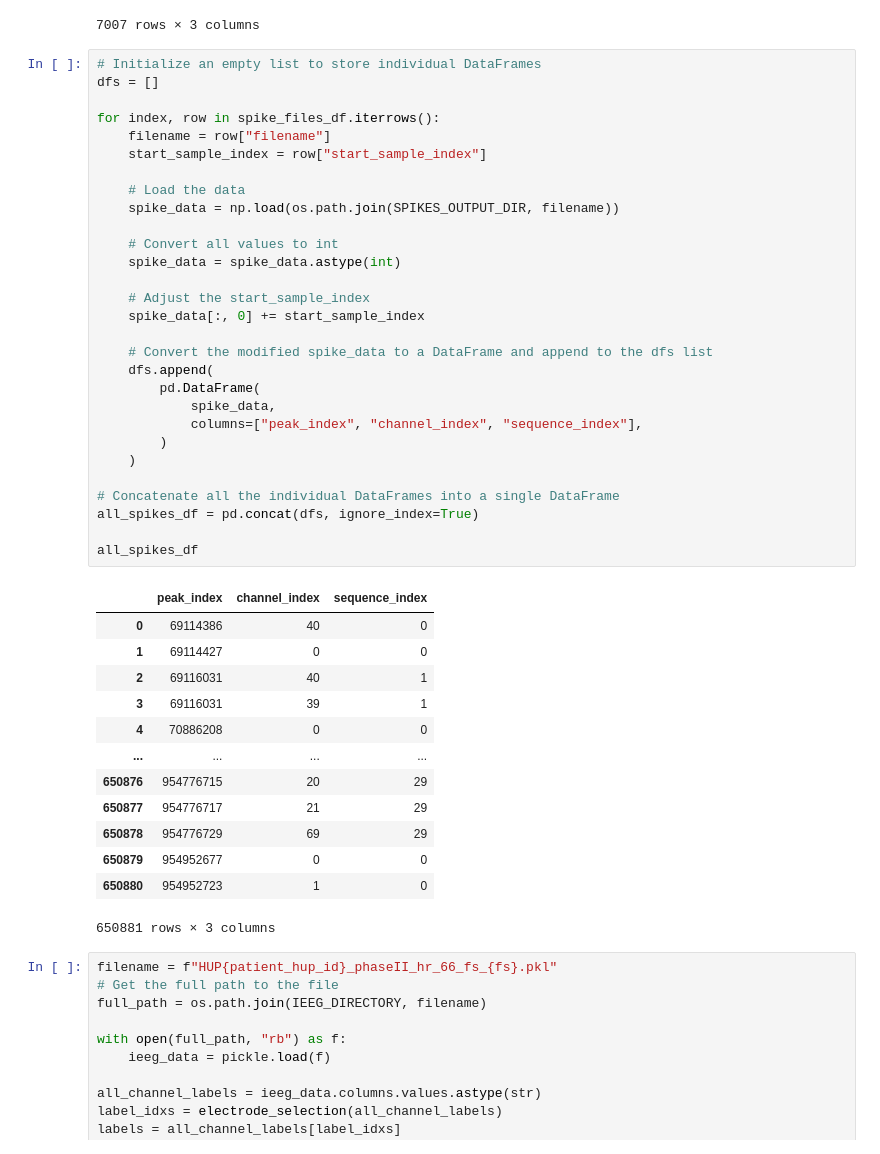
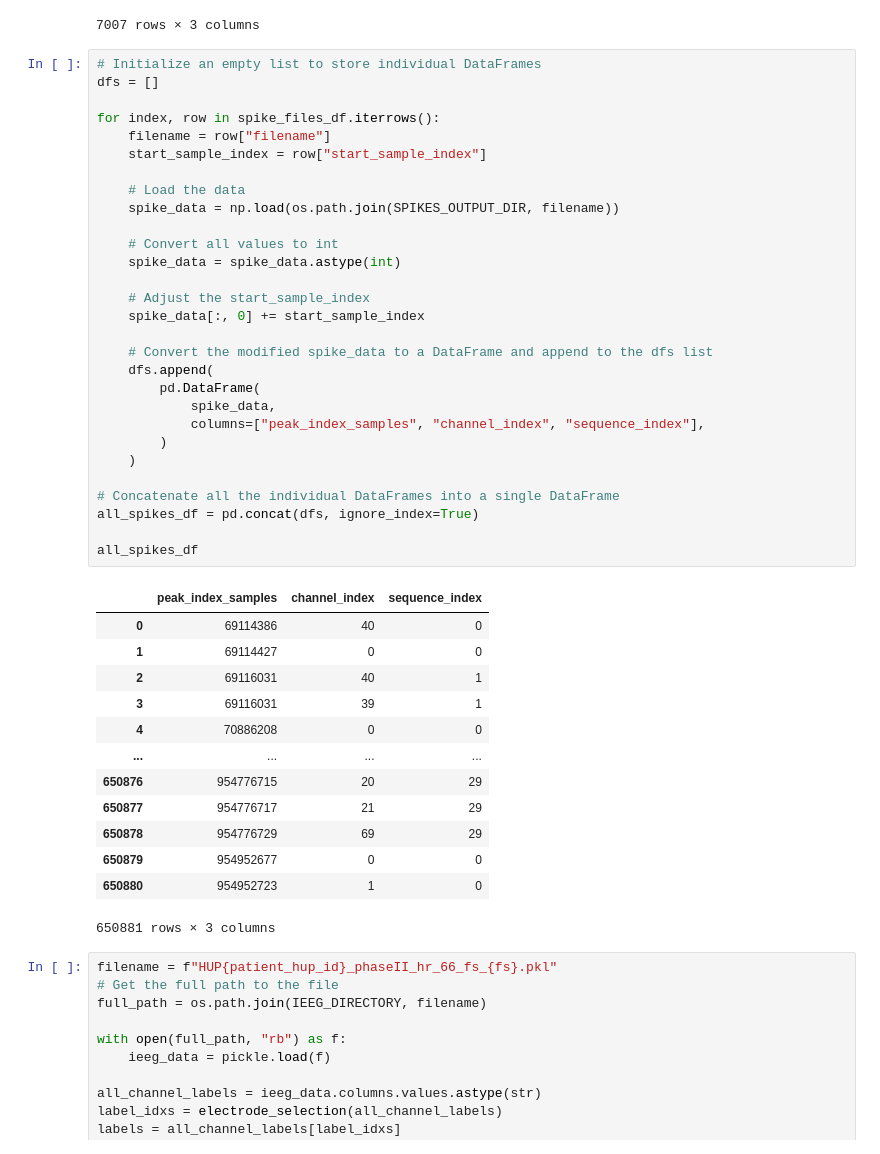
Before and after one commit to devincma/asm_synchrony_paper, a Jupyter notebook: spikes/build_table_for_carlos.ipynb, the cells around one changed output. Cells and saved outputs as stored; diff of their text form.

```diff
--- a/spikes/build_table_for_carlos.ipynb
+++ b/spikes/build_table_for_carlos.ipynb
@@ -66,34 +66,34 @@ spike_files_df
 # %%
 # Initialize an empty list to store individual DataFrames
 dfs = []
 
 for index, row in spike_files_df.iterrows():
     filename = row["filename"]
     start_sample_index = row["start_sample_index"]
 
     # Load the data
     spike_data = np.load(os.path.join(SPIKES_OUTPUT_DIR, filename))
 
     # Convert all values to int
     spike_data = spike_data.astype(int)
 
     # Adjust the start_sample_index
     spike_data[:, 0] += start_sample_index
 
     # Convert the modified spike_data to a DataFrame and append to the dfs list
     dfs.append(
         pd.DataFrame(
             spike_data,
-            columns=["peak_index", "channel_index", "sequence_index"],
+            columns=["peak_index_samples", "channel_index", "sequence_index"],
         )
     )
 
 # Concatenate all the individual DataFrames into a single DataFrame
 all_spikes_df = pd.concat(dfs, ignore_index=True)
 
 all_spikes_df
 # %% [output]
-|  | peak_index | channel_index | sequence_index |
+|  | peak_index_samples | channel_index | sequence_index |
 | 0 | 69114386 | 40 | 0 |
 | 1 | 69114427 | 0 | 0 |
 | 2 | 69116031 | 40 | 1 |
```
Also changed, not shown: parts of 7 cells of this notebook, 7 other files.
